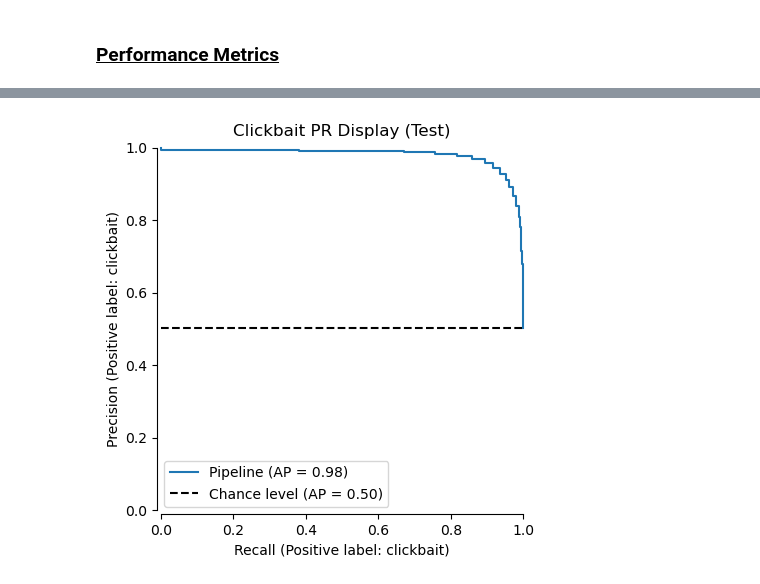
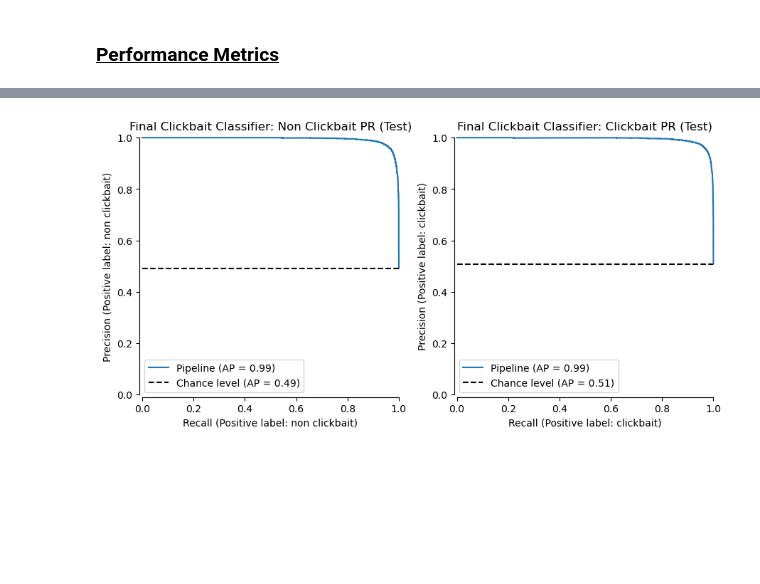
Before and after one commit to J-M-Bell/ClickbaitClassifierModel, a Jupyter notebook: FinalClickbaitClassifier.ipynb, the cells around one changed output, grey strips where cells are left out. Drawn from its saved outputs; the diff is of its cells as text; code cells hidden in the pictures; blank space fills up the shorter version.

```diff
--- a/FinalClickbaitClassifier.ipynb
+++ b/FinalClickbaitClassifier.ipynb
@@ -2,0 +8,6 @@
+# %%
+knn_classifier = knn_clickbait_classifier()
+mlp_classifier = mlp_clickbait_classifier()
+nb_classifier = nb_clickbait_classifier()
+
+print(knn_classifier, mlp_classifier, nb_classifier)
@@ -2,0 +31,11 @@
+# %%
+pipeline = Pipeline(
+    [
+        ("clf", None)
+    ]
+)
+param_grid = {"clf": [knn_classifier, mlp_classifier, nb_classifier]}
+grid_search = GridSearchCV(pipeline, param_grid, cv=5, n_jobs=-1, scoring='accuracy')
+grid_search.fit(X_train, y_train)
+print("Best Parameters: ", grid_search.best_params_)
+best_model = grid_search.best_estimator_
@@ -34,5 +80,6 @@ Average and Standard Error:  0.87% ± 1.19%
 # %%
 #Testing Confusion Matrix
-knn_test_predictions = knn_classifier.predict(X_test)
-ConfusionMatrixDisplay.from_predictions(y_test, knn_test_predictions, labels=['clickbait', 'non clickbait'])
+test_predictions = best_model.predict(X_test)
+disp = ConfusionMatrixDisplay.from_predictions(y_test, test_predictions, labels=['clickbait', 'non clickbait'])
+disp.ax_.set_title("Final Clickbait Classifier: Confusion Matrix (Test)")
 # %% [output]
@@ -41,6 +88,13 @@ ConfusionMatrixDisplay.from_predictions(y_test, knn_test_predictions, labels=['c
 # %%
-disp = PrecisionRecallDisplay.from_estimator(knn_classifier, X_test, y_test, pos_label="clickbait", plot_chance_level=True, despine=True)
-disp.ax_.set_title("Clickbait PR Display (Test)")
+fig, axs = plt.subplots(1, 2, figsize=(9, 9))
+axs = axs.flatten()
+count = 0
+for label in test_labels:
+    disp = PrecisionRecallDisplay.from_estimator(best_model, X_test, y_test, ax=axs[count], pos_label=label, plot_chance_level=True, despine=True)
+    disp.ax_.set_title(f"Final Clickbait Classifier: {label.title()} PR (Test)")
+    count += 1
+
+plt.tight_layout()
 plt.show()
 # %% [output]
-[figure, old version]
+[figure, new version]
```
Also changed, not shown: parts of 13 cells of this notebook.
